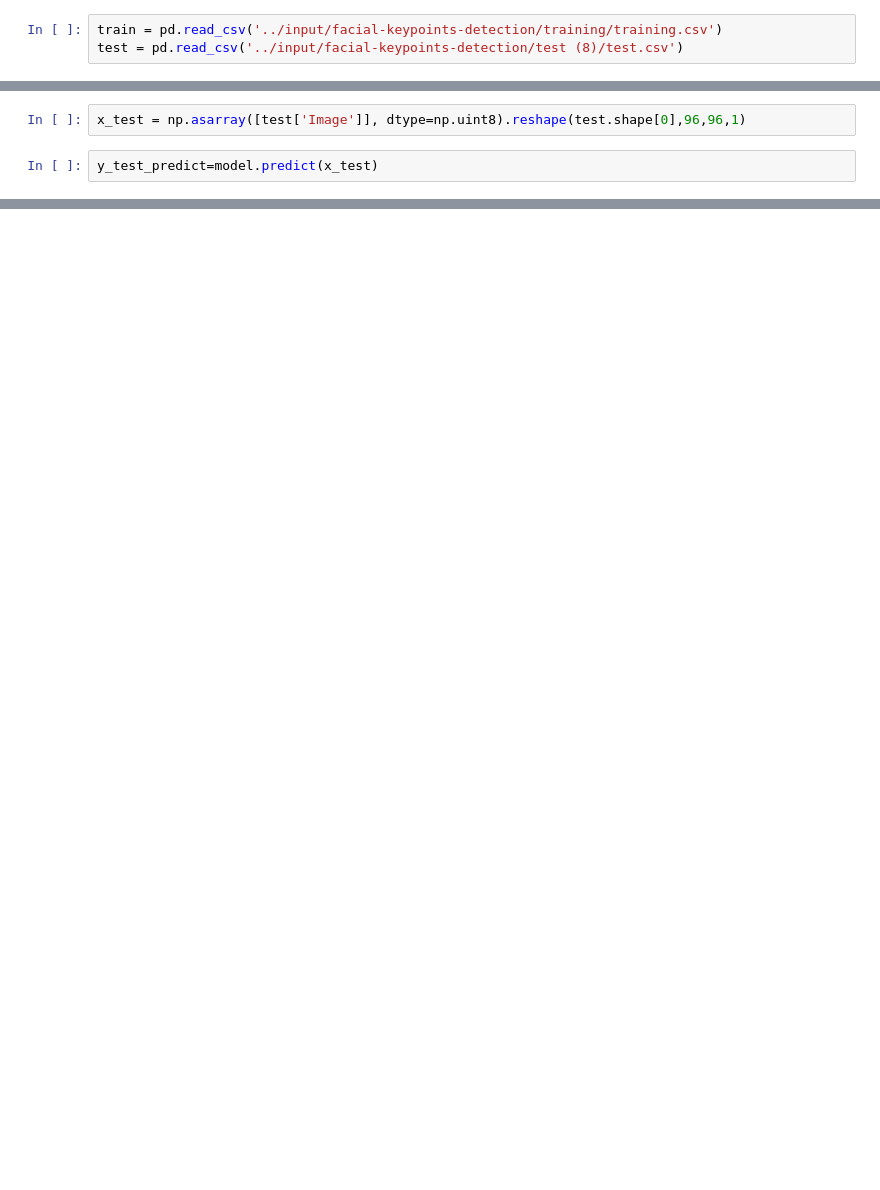
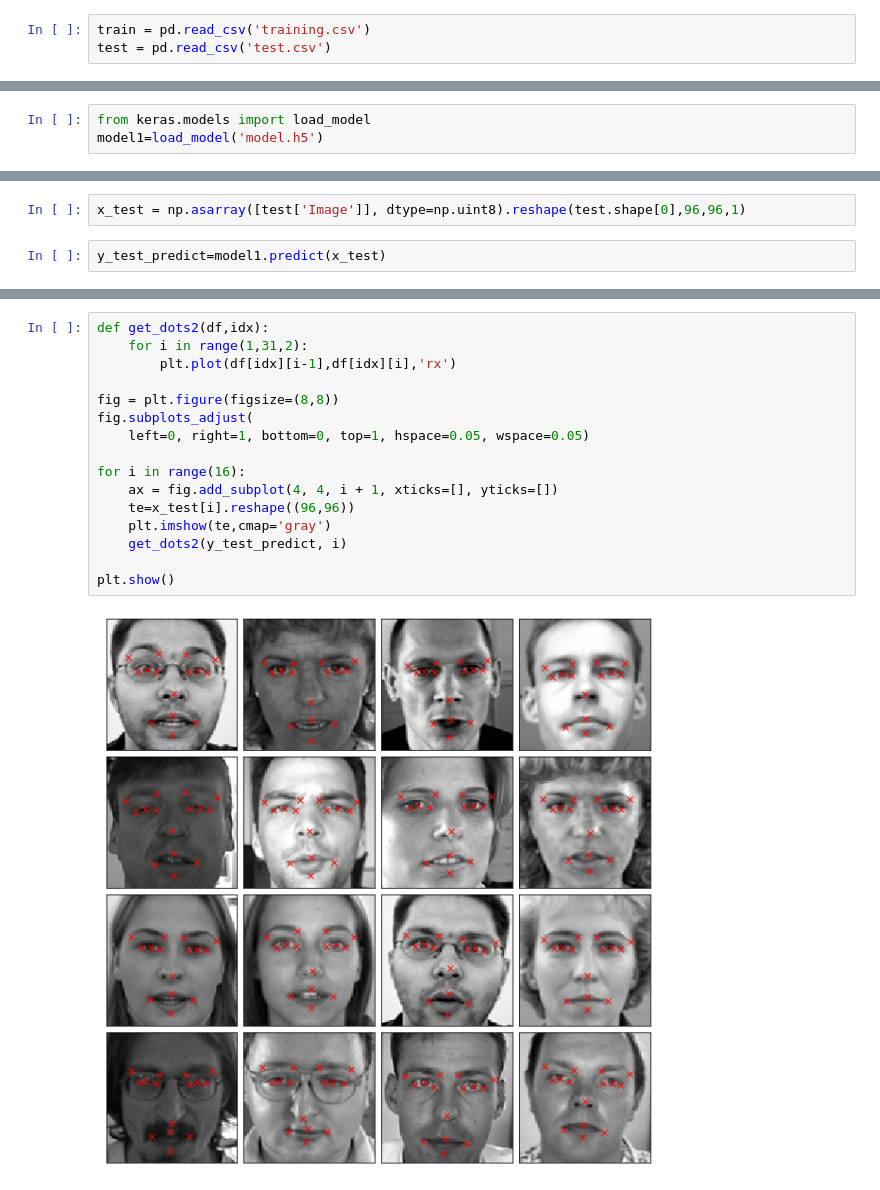
Before and after one commit to Wolfgang9999/Facial-Keypoint-Detection-using-keras, a Jupyter notebook: mainfile.ipynb, the cells around one changed output, grey strips where cells are left out. Drawn from its saved outputs; the diff is of its cells as text; blank space fills up the shorter version.

```diff
--- a/mainfile.ipynb
+++ b/mainfile.ipynb
@@ -35,8 +30,8 @@ import cv2
 # %% [output]
 Using TensorFlow backend.
 # %%
-train = pd.read_csv('../input/facial-keypoints-detection/training/training.csv')
-test = pd.read_csv('../input/facial-keypoints-detection/test (8)/test.csv')
+train = pd.read_csv('training.csv')
+test = pd.read_csv('test.csv')
 # %%
 train['Image'] =train['Image'].apply(lambda x: np.fromstring(x, dtype=int, sep=' ').reshape((96,96)))
 train.info()
@@ -257,0 +251,3 @@ score
+# %%
+from keras.models import load_model
+model1=load_model('model.h5')
@@ -258,7 +281,7 @@ score
 # %%
 x_test = np.asarray([test['Image']], dtype=np.uint8).reshape(test.shape[0],96,96,1)
 # %%
-y_test_predict=model.predict(x_test)
+y_test_predict=model1.predict(x_test)
 # %%
 n=11
 te=x_test[n].reshape((96,96))
@@ -270,0 +294,18 @@ AttributeError: module 'matplotlib.pyplot' has no attribute 'imshhow'
+# %%
+def get_dots2(df,idx):
+    for i in range(1,31,2):
+        plt.plot(df[idx][i-1],df[idx][i],'rx')
+
+fig = plt.figure(figsize=(8,8))
+fig.subplots_adjust(
+    left=0, right=1, bottom=0, top=1, hspace=0.05, wspace=0.05)
+
+for i in range(16):
+    ax = fig.add_subplot(4, 4, i + 1, xticks=[], yticks=[])
+    te=x_test[i].reshape((96,96))
+    plt.imshow(te,cmap='gray')
+    get_dots2(y_test_predict, i)
+
+plt.show()
+# %% [output]
+[figure, added]
```
Also changed, not shown: parts of 6 cells of this notebook.
